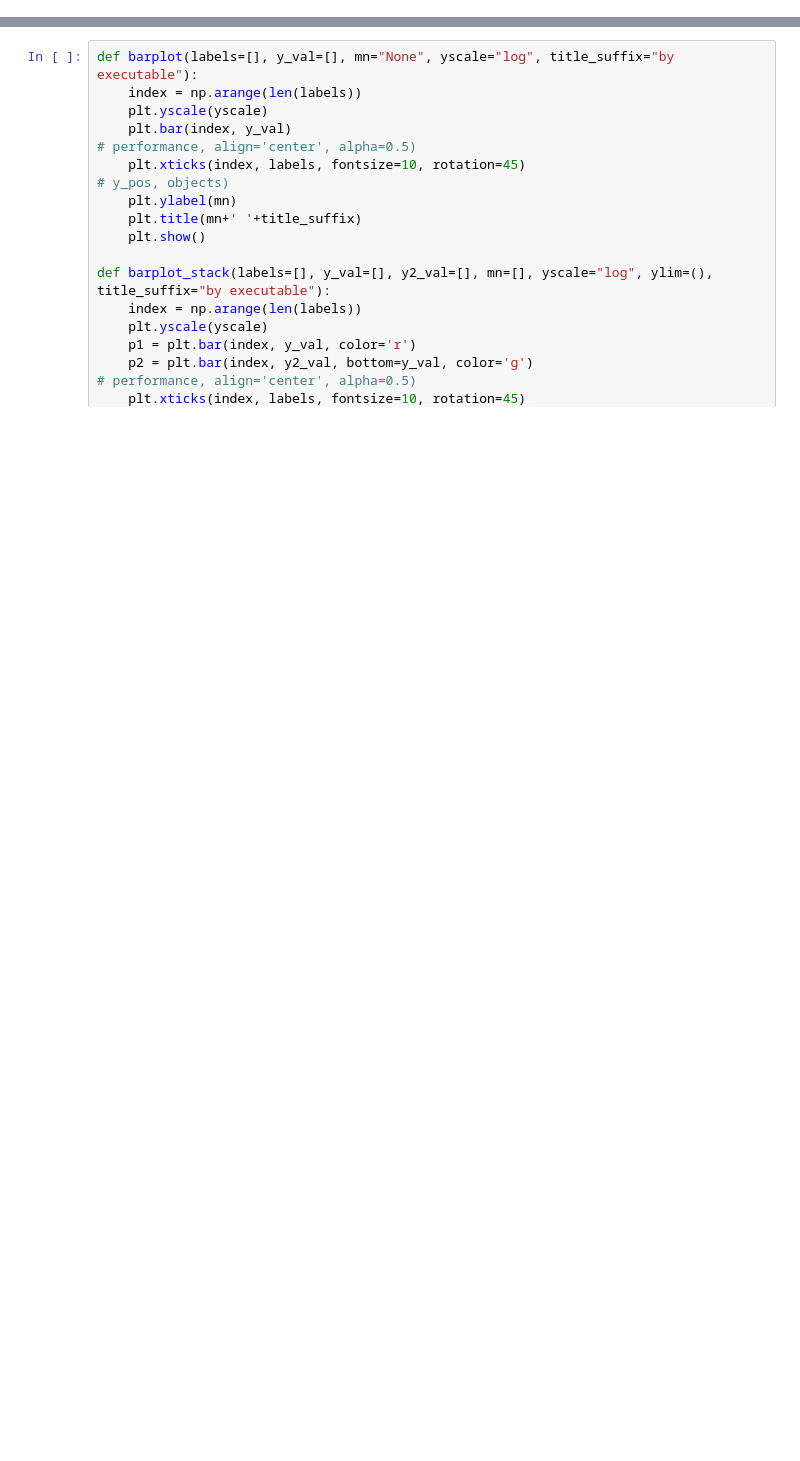
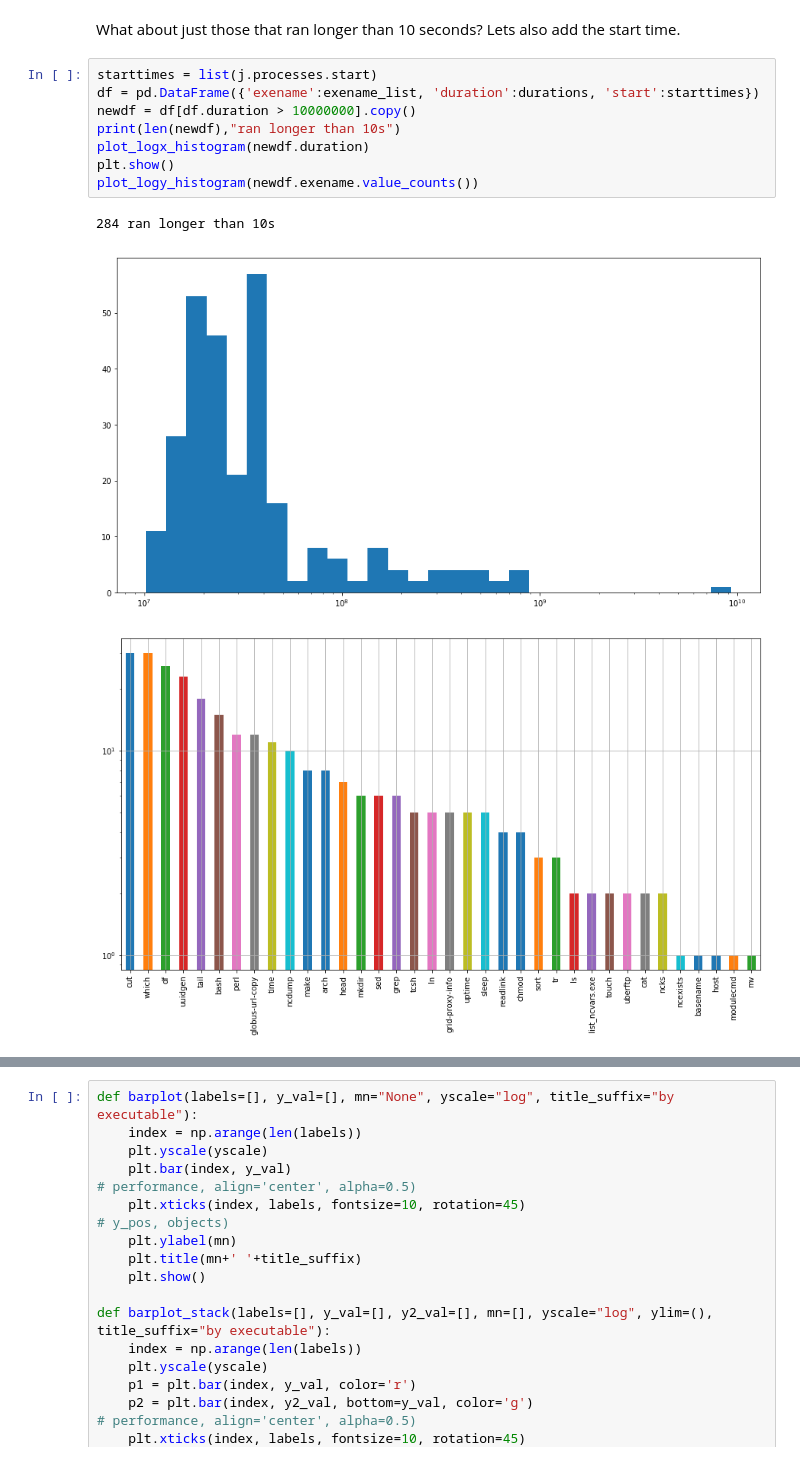
Before and after one commit to ilaflott/epmt, a Jupyter notebook: EPMT.ipynb, the cells around one changed output, grey strips where cells are left out. Saved outputs shown, nothing was run; the diff lists cells and outputs as text; blank space fills up the shorter version.

```diff
--- a/EPMT.ipynb
+++ b/EPMT.ipynb
@@ -16,0 +75,14 @@ setup_orm_db()
+# %% [markdown]
+What about just those that ran longer than 10 seconds? Lets also add the start time.
+# %%
+starttimes = list(j.processes.start)
+df = pd.DataFrame({'exename':exename_list, 'duration':durations, 'start':starttimes})
+newdf = df[df.duration > 10000000].copy()
+print(len(newdf),"ran longer than 10s")
+plot_logx_histogram(newdf.duration)
+plt.show()
+plot_logy_histogram(newdf.exename.value_counts())
+# %% [output]
+284 ran longer than 10s
+[figure, added]
+[figure, added]
```
Also changed, not shown: parts of 26 cells of this notebook, 2 other files.
